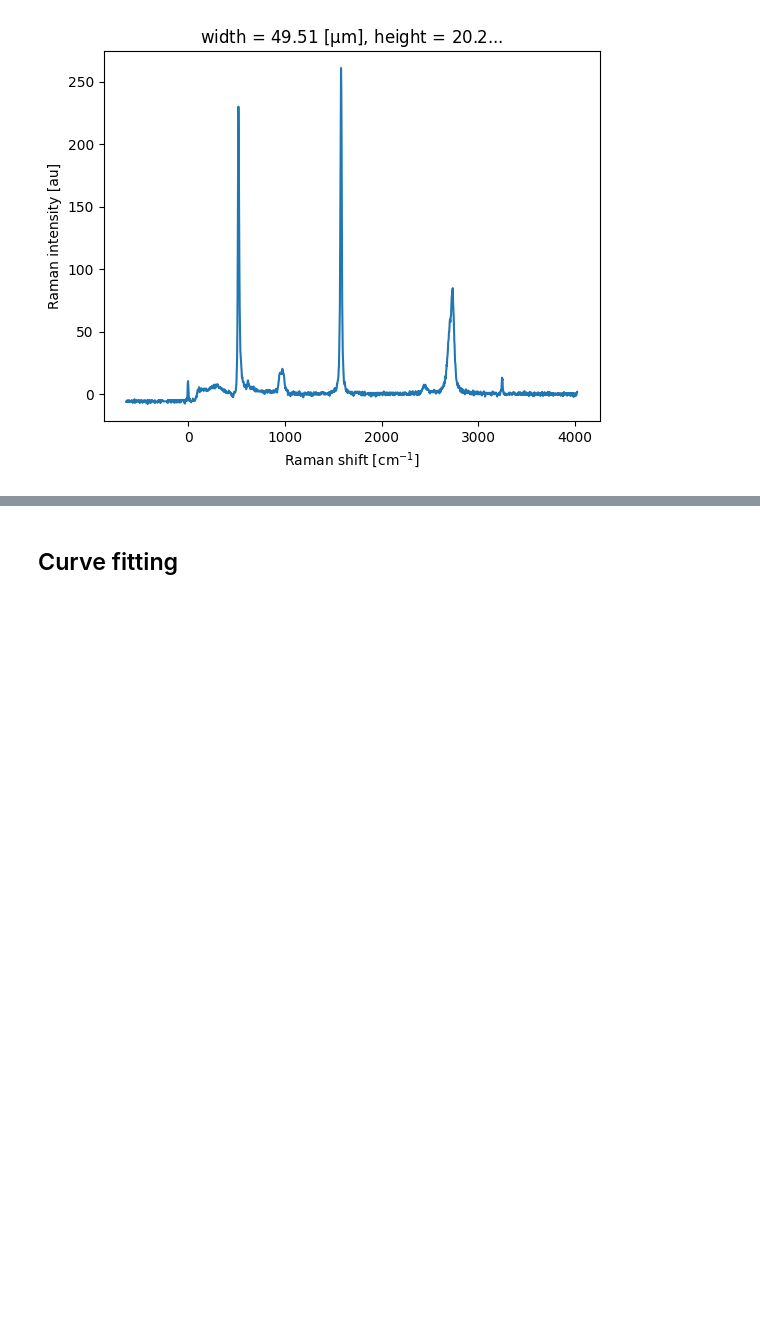
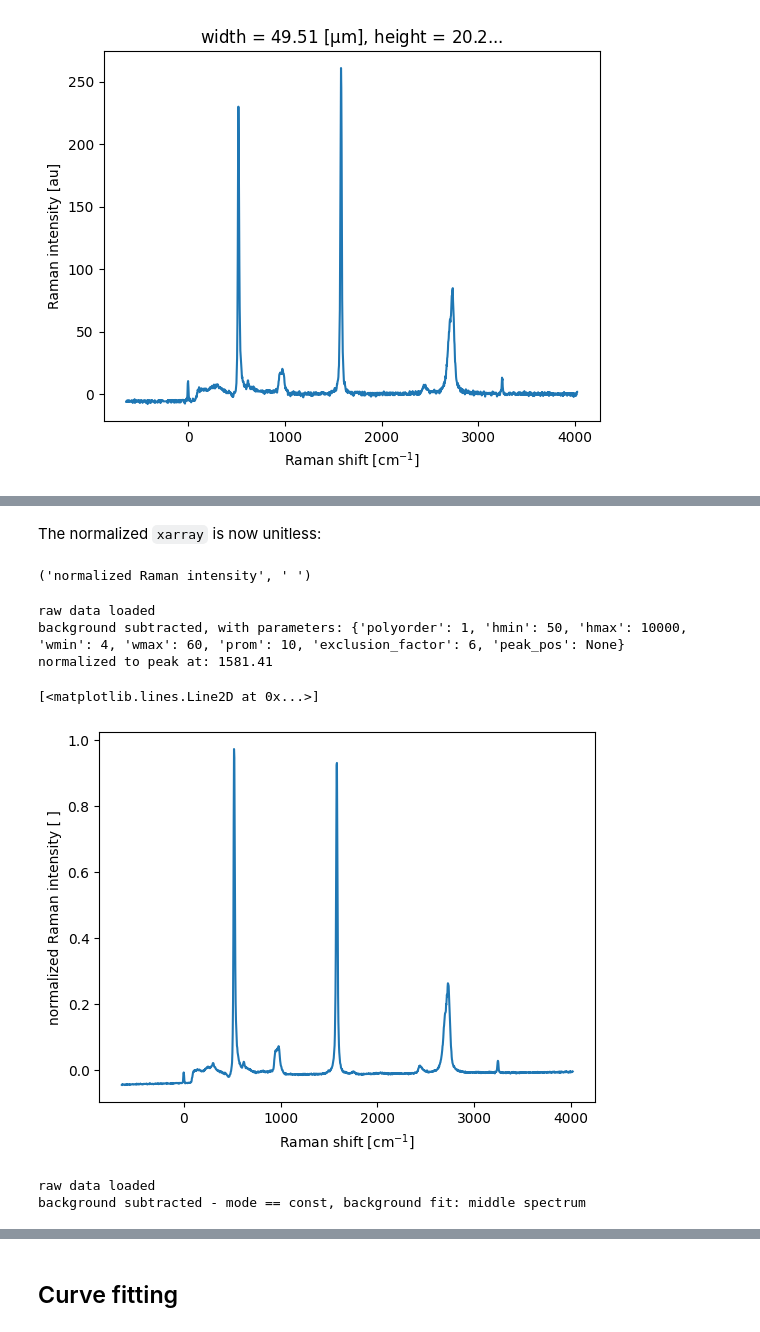
Before and after one commit to zrbyte/ramantools, a Jupyter notebook: ramantools tutorial.ipynb, the cells around one changed output, grey strips where cells are left out. Drawn from its saved outputs; the diff is of its cells as text; code cells hidden in the pictures; blank space fills up the shorter version.

Commit message:
first implemetation of normalize

```diff
--- a/ramantools tutorial.ipynb
+++ b/ramantools tutorial.ipynb
@@ -436,0 +433,3 @@ m_nobg.sel(height = 20, width = 50, method = 'nearest').plot()
+# %%
+# Let's remove the background first
+new_single_s, _, _ = single_s.remove_bg()
@@ -436,0 +439,17 @@ m_nobg.sel(height = 20, width = 50, method = 'nearest').plot()
+# %% [markdown]
+The normalized `xarray` is now unitless:
+# %%
+new_single_s.ssxr.attrs['long_name'], new_single_s.ssxr.attrs['units']
+# %% [output]
+('normalized Raman intensity', ' ')
+# %%
+print(new_single_s.ssxr.attrs['comments'])
+# %% [output]
+raw data loaded
+background subtracted, with parameters: {'polyorder': 1, 'hmin': 50, 'hmax': 10000, 'wmin': 4, 'wmax': 60, 'prom': 10, 'exclusion_factor': 6, 'peak_pos': None}
+normalized to peak at: 1581.41
+# %%
+new_single_s.ssxr.plot()
+# %% [output]
+[<matplotlib.lines.Line2D at 0x...>]
+[figure, added]
@@ -436,0 +458,5 @@ m_nobg.sel(height = 20, width = 50, method = 'nearest').plot()
+# %%
+print(new_m.mapxr.attrs['comments'])
+# %% [output]
+raw data loaded
+background subtracted - mode == const, background fit: middle spectrum
```
Also changed, not shown: parts of 11 cells of this notebook, 9 other files.
